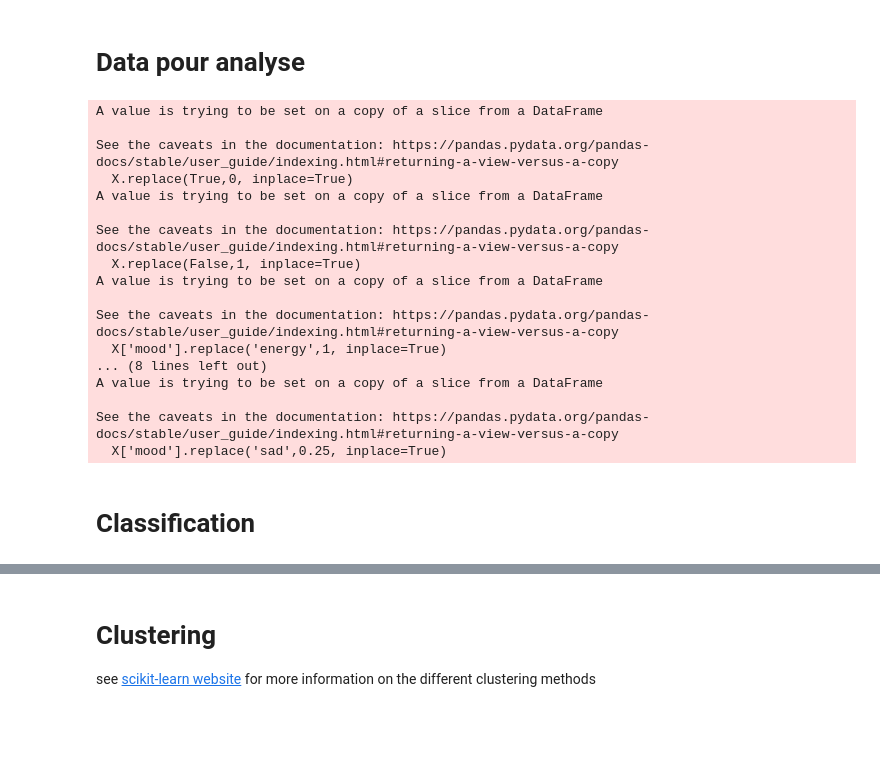
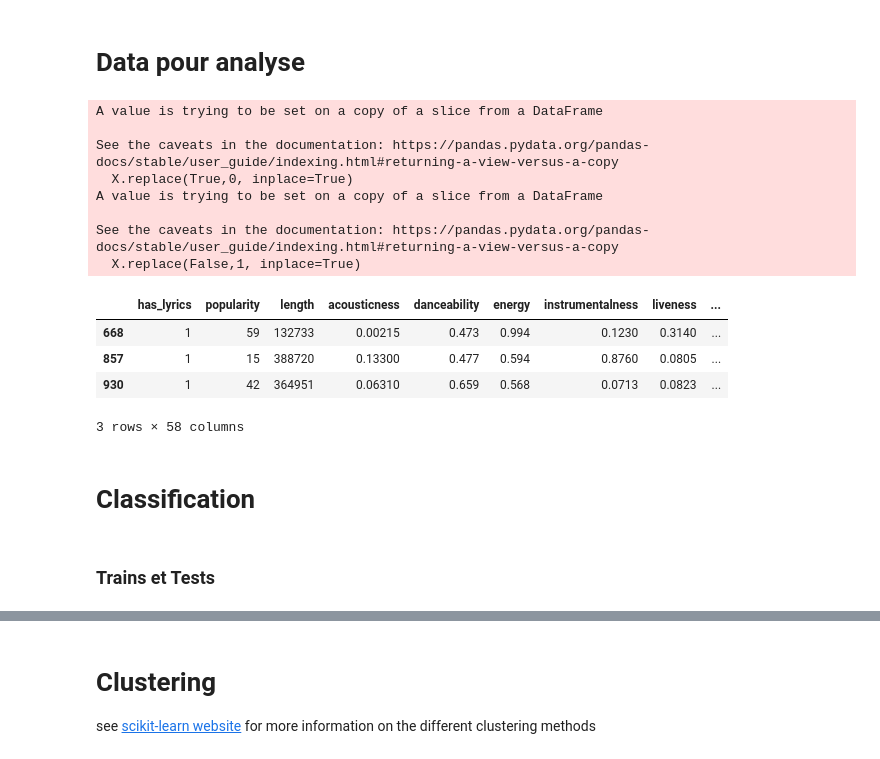
Before and after one commit to LeoMaurice/automated-playlist-making, a Jupyter notebook: Classification_clustering.ipynb, the cells around one changed output, grey strips where cells are left out. Drawn from its saved outputs; the diff is of its cells as text; code cells hidden in the pictures; blank space fills up the shorter version.

```diff
--- a/Classification_clustering.ipynb
+++ b/Classification_clustering.ipynb
@@ -359,10 +348,7 @@ Y = df_playlist_complete[objective]
 X = df_playlist_complete[vars]
 X.replace(True,0, inplace=True)
 X.replace(False,1, inplace=True)
-X['mood'].replace('energy',1, inplace=True)
-X['mood'].replace('happy', 0.75, inplace=True)
-X['mood'].replace('calm',0.5, inplace=True)
-X['mood'].replace('sad',0.25, inplace=True)
+X = pd.get_dummies(X,'mood')
 # %% [output]
 A value is trying to be set on a copy of a slice from a DataFrame
 
@@ -372,15 +358,14 @@ A value is trying to be set on a copy of a slice from a DataFrame
 
 See the caveats in the documentation: https://pandas.pydata.org/pandas-docs/stable/user_guide/indexing.html#returning-a-view-versus-a-copy
   X.replace(False,1, inplace=True)
-A value is trying to be set on a copy of a slice from a DataFrame
-
-See the caveats in the documentation: https://pandas.pydata.org/pandas-docs/stable/user_guide/indexing.html#returning-a-view-versus-a-copy
-  X['mood'].replace('energy',1, inplace=True)
-... (8 lines left out)
-A value is trying to be set on a copy of a slice from a DataFrame
-
-See the caveats in the documentation: https://pandas.pydata.org/pandas-docs/stable/user_guide/indexing.html#returning-a-view-versus-a-copy
-  X['mood'].replace('sad',0.25, inplace=True)
+# %%
+X.sample(3)
+# %% [output]
+|  | has_lyrics | popularity | length | acousticness | danceability | energy | instrumentalness | liveness | ... |
+| 668 | 1 | 59 | 132733 | 0.00215 | 0.473 | 0.994 | 0.1230 | 0.3140 | ... |
+| 857 | 1 | 15 | 388720 | 0.13300 | 0.477 | 0.594 | 0.8760 | 0.0805 | ... |
+| 930 | 1 | 42 | 364951 | 0.06310 | 0.659 | 0.568 | 0.0713 | 0.0823 | ... |
+3 rows × 58 columns
 # %% [markdown]
 # Classification
 # %%
@@ -392,6 +377,8 @@ from sklearn.svm import SVC
 from sklearn.preprocessing import StandardScaler
 from sklearn.metrics import accuracy_score
 import seaborn as sns
+# %% [markdown]
+### Trains et Tests
 # %%
 X.dropna(inplace = True)
 sc = StandardScaler()
```
Also changed, not shown: parts of 14 cells of this notebook, 3 other files.
